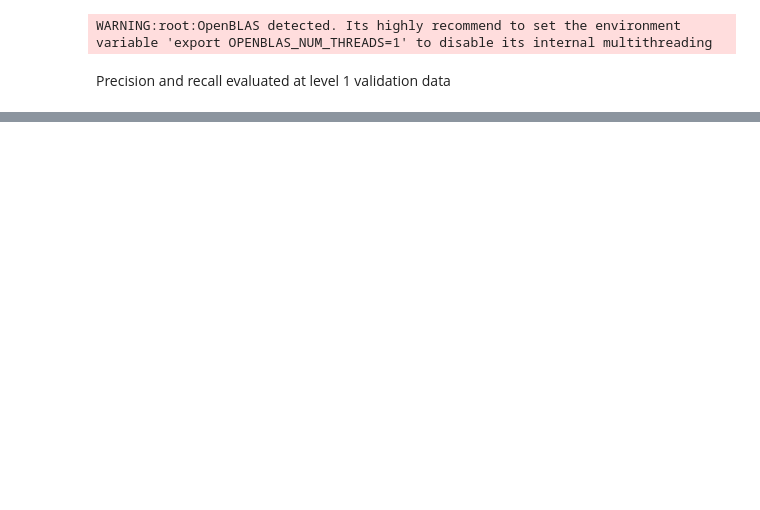
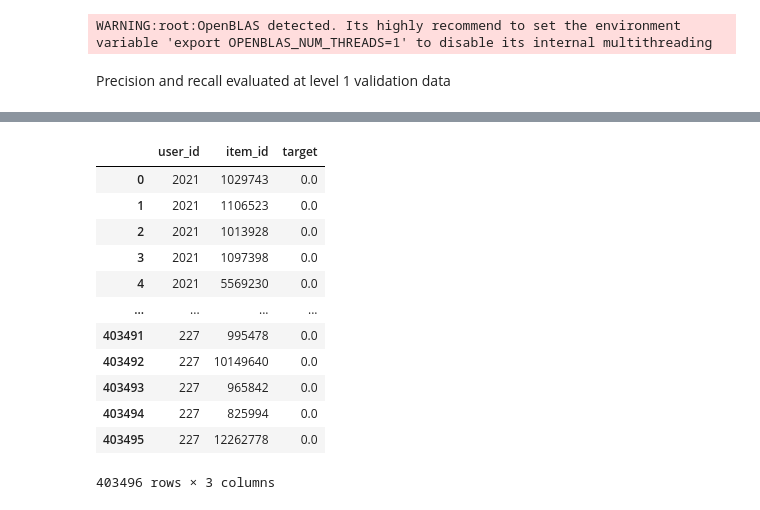
Before and after one commit to slowwavesleep/RecSysCourse, a Jupyter notebook: project/project.ipynb, the cells around one changed output, grey strips where cells are left out. Saved outputs shown, nothing was run; the diff lists cells and outputs as text; code cells hidden in the pictures; blank space fills up the shorter version.

```diff
--- a/project/project.ipynb
+++ b/project/project.ipynb
@@ -72,16 +128,0 @@ Name: total_purchases, Length: 2478, dtype: int64
-# %%
-users_lvl_2 = pd.DataFrame(result_1['user_id'].unique())
-users_lvl_2.columns = ['user_id']
-
-train_users = data_train_1['user_id'].unique()
-users_lvl_2 = users_lvl_2[users_lvl_2['user_id'].isin(train_users)]
-
-users_lvl_2['candidates'] = users_lvl_2['user_id'].apply(lambda x: recommender.get_als_recommendations(x, 50))
-
-s = users_lvl_2.apply(lambda x: pd.Series(x['candidates']), axis=1).stack().reset_index(level=1, drop=True)
-s.name = 'item_id'
-
-users_lvl_2 = users_lvl_2.drop('candidates', axis=1).join(s)
-users_lvl_2['flag'] = 1
-
-users_lvl_2.tail(4)
@@ -96,13 +129,8 @@ data_train_lvl_2 = data_valid_1.copy()
 # %%
-targets_lvl_2 = data_train_lvl_2[['user_id', 'item_id']].copy()
+targets_lvl_2 = data_train_2[['user_id', 'item_id']].copy()
 targets_lvl_2['target'] = 1  # тут только покупки
 
 targets_lvl_2 = users_lvl_2.merge(targets_lvl_2, on=['user_id', 'item_id'], how='left')
 
 targets_lvl_2['target'].fillna(0, inplace= True)
 targets_lvl_2.drop('flag', axis=1, inplace=True)
-# %%
-targets_lvl_2 = targets_lvl_2.merge(item_features, on='item_id', how='left')
-targets_lvl_2 = targets_lvl_2.merge(user_features, on='user_id', how='left')
-
-targets_lvl_2.head(2)
@@ -113,3 +137,19 @@ targets_lvl_2.head(2)
+# %%
+targets_lvl_2
+# %% [output]
+|  | user_id | item_id | target |
+| 0 | 2021 | 1029743 | 0.0 |
+| 1 | 2021 | 1106523 | 0.0 |
+| 2 | 2021 | 1013928 | 0.0 |
+| 3 | 2021 | 1097398 | 0.0 |
+| 4 | 2021 | 5569230 | 0.0 |
+| ... | ... | ... | ... |
+| 403491 | 227 | 995478 | 0.0 |
+| 403492 | 227 | 10149640 | 0.0 |
+| 403493 | 227 | 965842 | 0.0 |
+| 403494 | 227 | 825994 | 0.0 |
+| 403495 | 227 | 12262778 | 0.0 |
+403496 rows × 3 columns
 # %%
 X_train = targets_lvl_2.drop('target', axis=1)
 y_train = targets_lvl_2['target']
```
Also changed, not shown: parts of 16 cells of this notebook, 1 other file.
